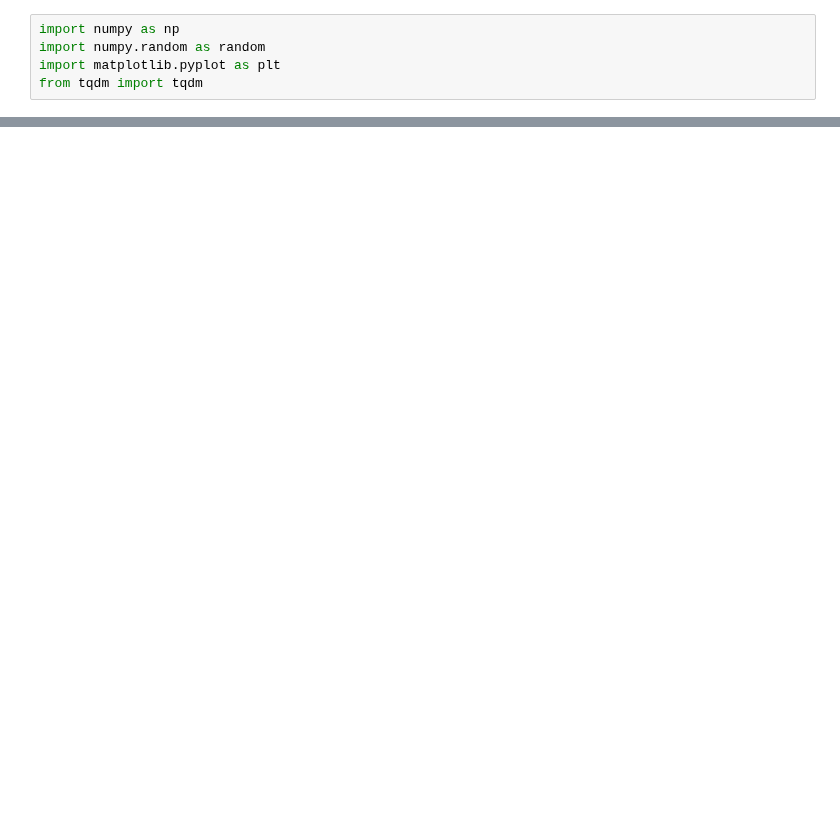
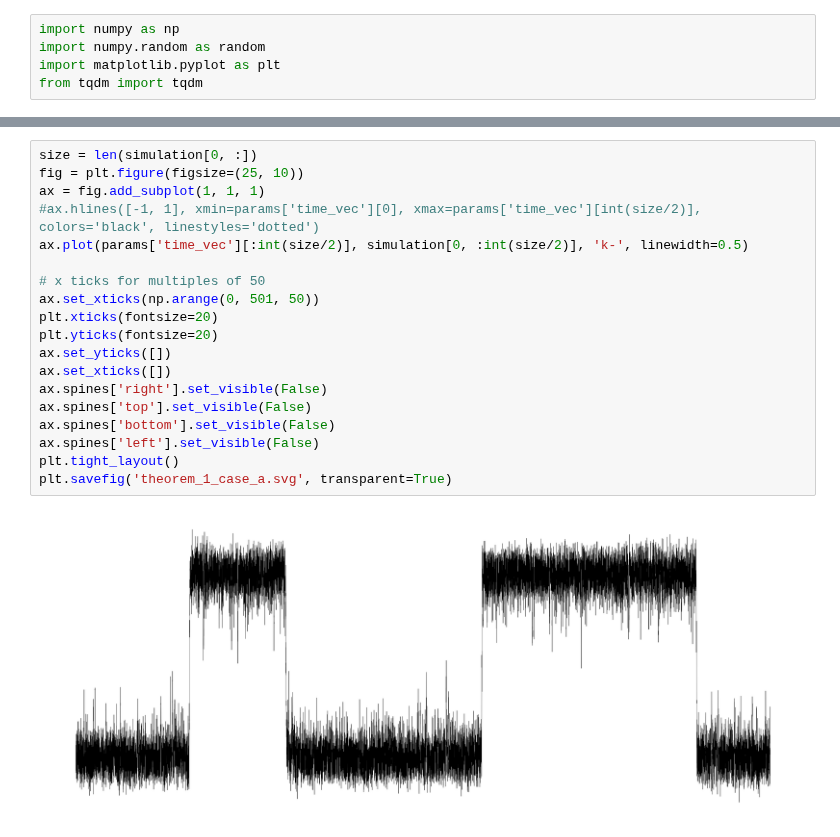
Before and after one commit to abhirao-03/stochastic-resonance, a Jupyter notebook: single_jump.ipynb, the cells around one changed output, grey strips where cells are left out. Drawn from its saved outputs; the diff is of its cells as text; blank space fills up the shorter version.

```diff
--- a/single_jump.ipynb
+++ b/single_jump.ipynb
@@ -223,0 +222,21 @@ plt.savefig('results/not_enough_noise_pos.svg', transparent=True)
+# %%
+size = len(simulation[0, :])
+fig = plt.figure(figsize=(25, 10))
+ax = fig.add_subplot(1, 1, 1)
+#ax.hlines([-1, 1], xmin=params['time_vec'][0], xmax=params['time_vec'][int(size/2)], colors='black', linestyles='dotted')
+ax.plot(params['time_vec'][:int(size/2)], simulation[0, :int(size/2)], 'k-', linewidth=0.5)
+
+# x ticks for multiples of 50
+ax.set_xticks(np.arange(0, 501, 50))
+plt.xticks(fontsize=20)
+plt.yticks(fontsize=20)
+ax.set_yticks([])
+ax.set_xticks([])
+ax.spines['right'].set_visible(False)
+ax.spines['top'].set_visible(False)
+ax.spines['bottom'].set_visible(False)
+ax.spines['left'].set_visible(False)
+plt.tight_layout()
+plt.savefig('theorem_1_case_a.svg', transparent=True)
+# %% [output]
+[figure, added]
```
Also changed, not shown: parts of 4 cells of this notebook, 13 other files.
